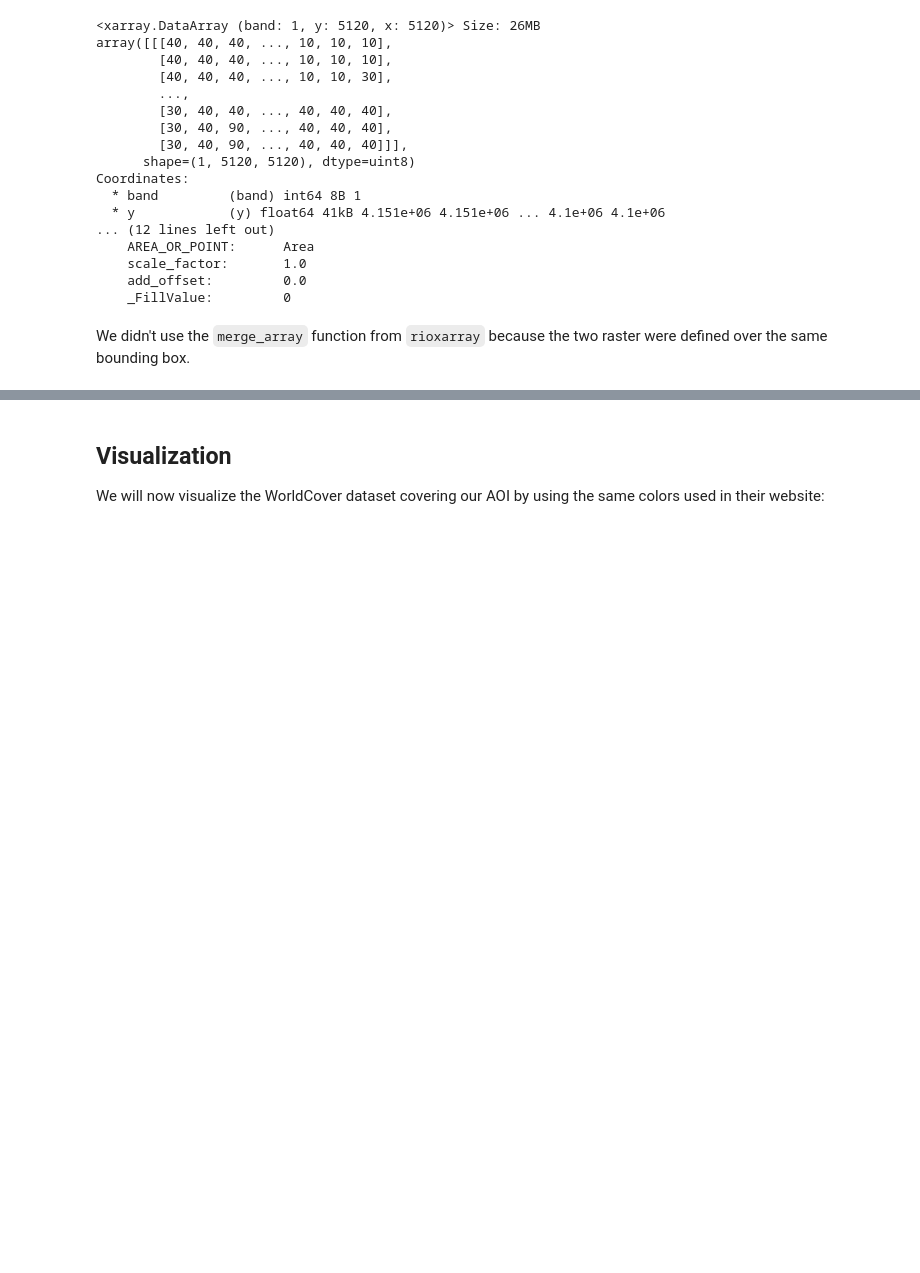
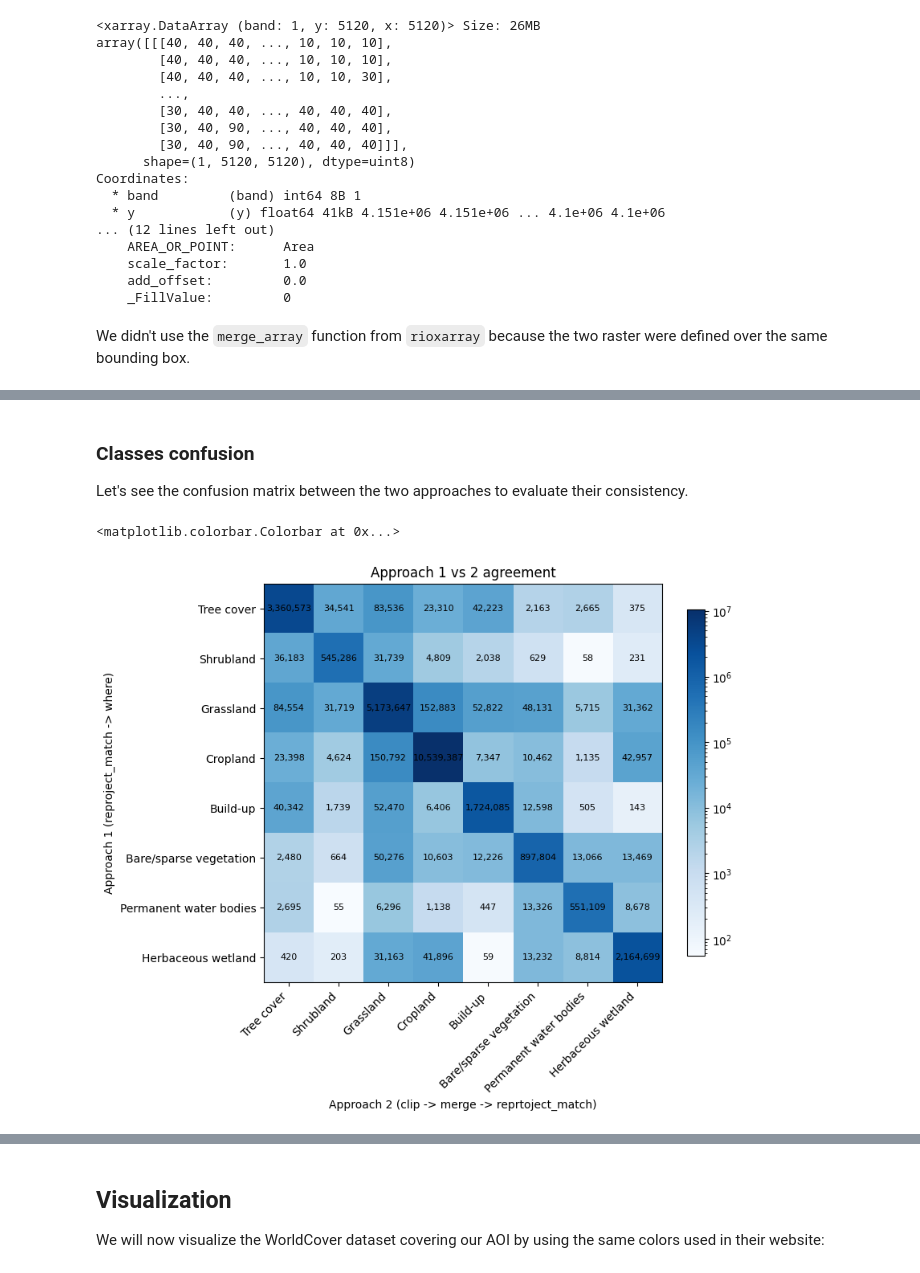
Before and after one commit to 0xstepit/lulc-classification, a Jupyter notebook: notebooks/03-reprojection.ipynb, the cells around one changed output, grey strips where cells are left out. Cells and saved outputs as stored; diff of their text form; code cells hidden in the pictures; blank space fills up the shorter version.

```diff
--- a/notebooks/03-reprojection.ipynb
+++ b/notebooks/03-reprojection.ipynb
@@ -174,0 +234,4 @@ We didn't use the `merge_array` function from `rioxarray` because the two raster
+# %% [markdown]
+### Classes confusion
+
+Let's see the confusion matrix between the two approaches to evaluate their consistency.
@@ -174,0 +261,18 @@ We didn't use the `merge_array` function from `rioxarray` because the two raster
+# %%
+fig, ax = plt.subplots(figsize=(8, 7))
+im = ax.imshow(cm, cmap="Blues", norm="log")
+
+ax.set_xticks(range(len(present_classes)), labels, rotation=45, ha="right")
+ax.set_yticks(range(len(present_classes)), labels)
+ax.set_xlabel("Approach 2 (clip -> merge -> reprtoject_match)")
+ax.set_ylabel("Approach 1 (reproject_match -> where)")
+ax.set_title("Approach 1 vs 2 agreement")
+
+for i in range(len(present_classes)):
+    for j in range(len(present_classes)):
+        if cm[i, j]:
+            ax.text(j, i, f"{cm[i, j]:,}", ha="center", va="center", fontsize=8, color="black")
+fig.colorbar(im, ax=ax, shrink=0.8)
+# %% [output]
+<matplotlib.colorbar.Colorbar at 0x...>
+[figure, added]
```
Also changed, not shown: parts of 29 cells of this notebook, 16 other files.
